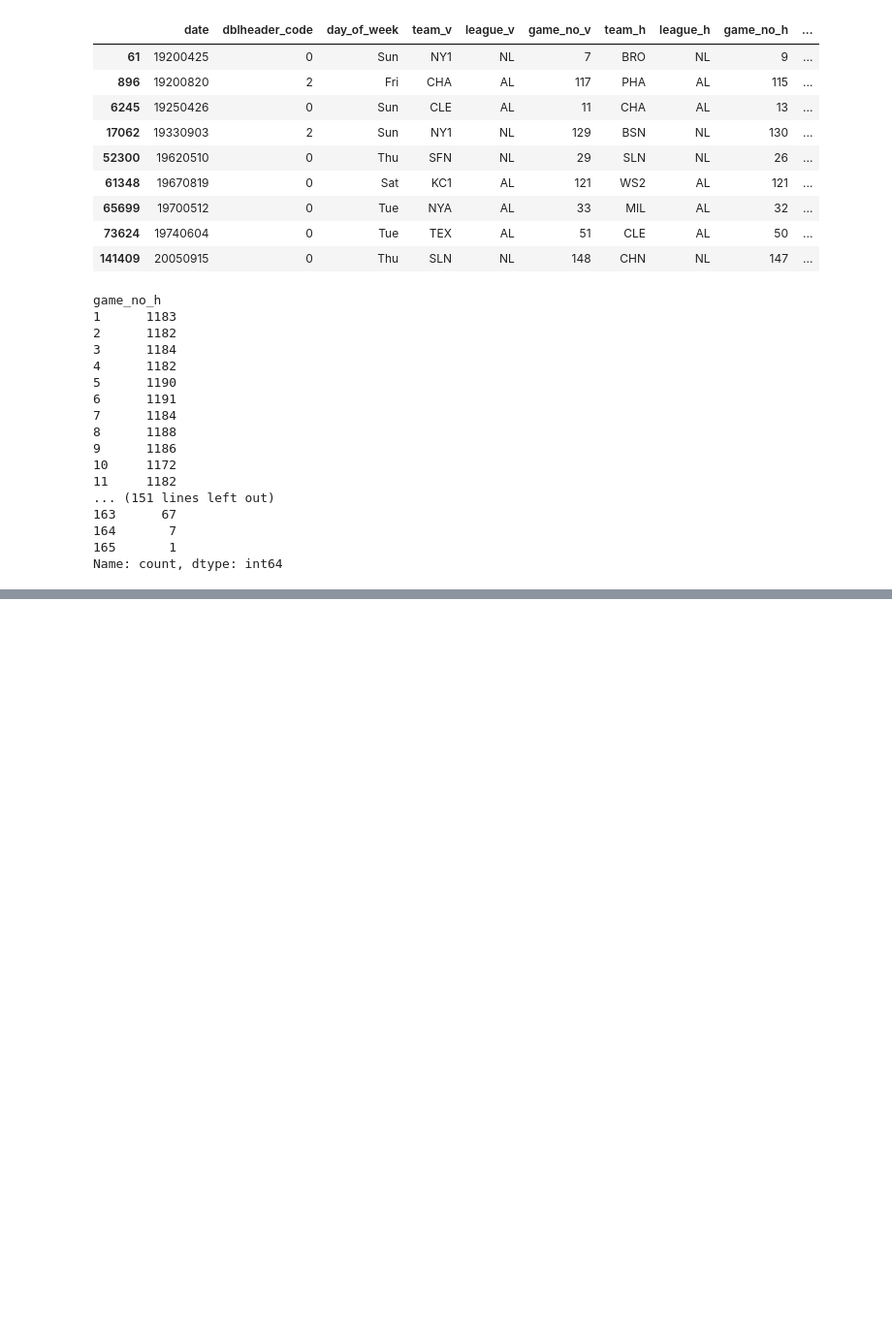
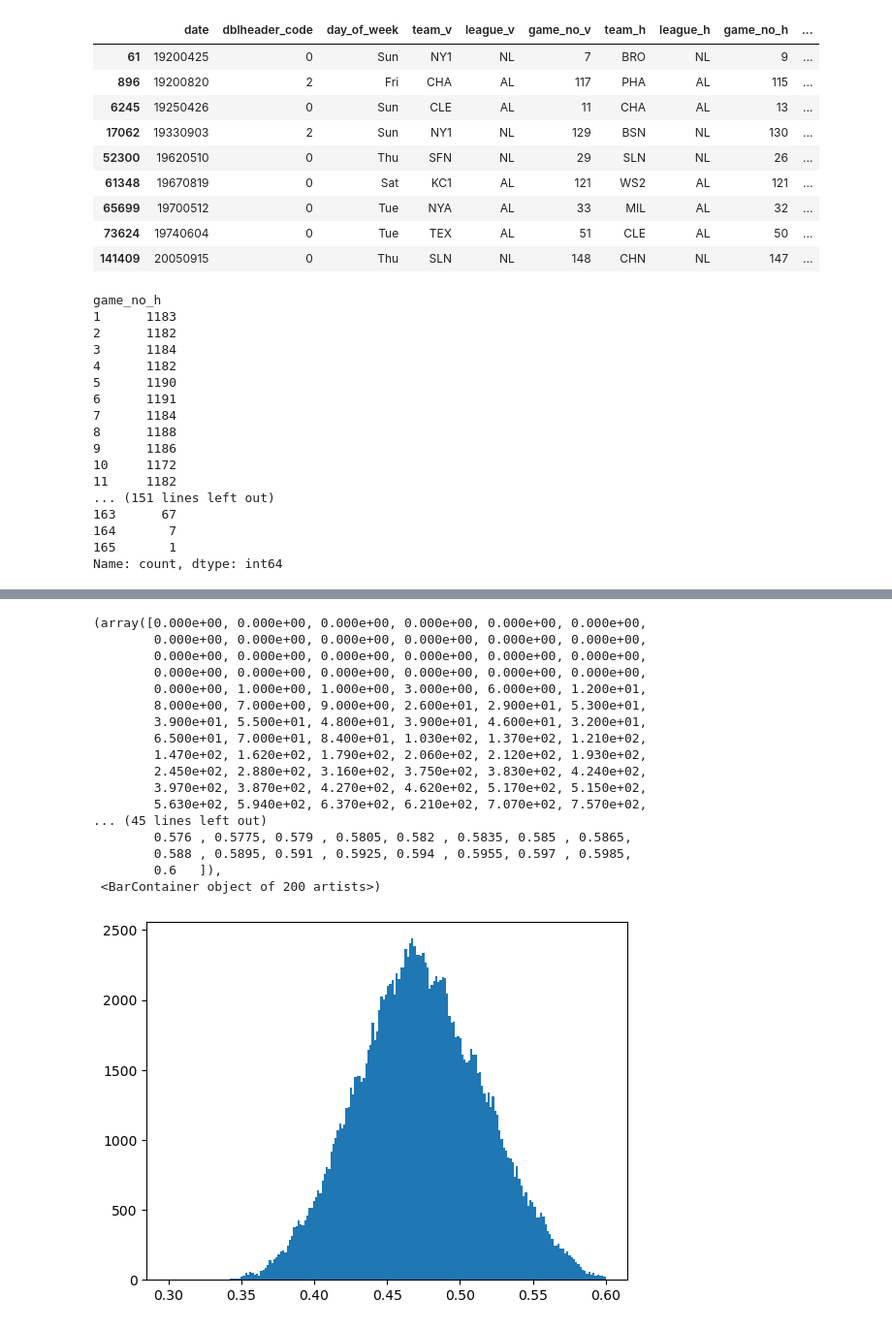
Before and after one commit to charlie-brunold/Scout, a Jupyter notebook: initialMode.ipynb, the cells around one changed output, grey strips where cells are left out. Shown: that part at 97% size. Saved outputs shown, nothing was run; the diff lists cells and outputs as text; code cells hidden in the pictures; blank space fills up the shorter version.

```diff
--- a/initialMode.ipynb
+++ b/initialMode.ipynb
@@ -169,0 +216,21 @@ Name: count, dtype: int64
+# %%
+plt.hist(X_train.SLG_162_v, np.linspace(0.3, 0.6, 201)) # np.linspace(0.3, 0.5, 201) creates 200 bins between 0.3 and 0.5
+# %% [output]
+(array([0.000e+00, 0.000e+00, 0.000e+00, 0.000e+00, 0.000e+00, 0.000e+00,
+        0.000e+00, 0.000e+00, 0.000e+00, 0.000e+00, 0.000e+00, 0.000e+00,
+        0.000e+00, 0.000e+00, 0.000e+00, 0.000e+00, 0.000e+00, 0.000e+00,
+        0.000e+00, 0.000e+00, 0.000e+00, 0.000e+00, 0.000e+00, 0.000e+00,
+        0.000e+00, 1.000e+00, 1.000e+00, 3.000e+00, 6.000e+00, 1.200e+01,
+        8.000e+00, 7.000e+00, 9.000e+00, 2.600e+01, 2.900e+01, 5.300e+01,
+        3.900e+01, 5.500e+01, 4.800e+01, 3.900e+01, 4.600e+01, 3.200e+01,
+        6.500e+01, 7.000e+01, 8.400e+01, 1.030e+02, 1.370e+02, 1.210e+02,
+        1.470e+02, 1.620e+02, 1.790e+02, 2.060e+02, 2.120e+02, 1.930e+02,
+        2.450e+02, 2.880e+02, 3.160e+02, 3.750e+02, 3.830e+02, 4.240e+02,
+        3.970e+02, 3.870e+02, 4.270e+02, 4.620e+02, 5.170e+02, 5.150e+02,
+        5.630e+02, 5.940e+02, 6.370e+02, 6.210e+02, 7.070e+02, 7.570e+02,
+... (45 lines left out)
+        0.576 , 0.5775, 0.579 , 0.5805, 0.582 , 0.5835, 0.585 , 0.5865,
+        0.588 , 0.5895, 0.591 , 0.5925, 0.594 , 0.5955, 0.597 , 0.5985,
+        0.6   ]),
+ <BarContainer object of 200 artists>)
+[figure, added]
```
Also changed, not shown: parts of 11 cells of this notebook.
